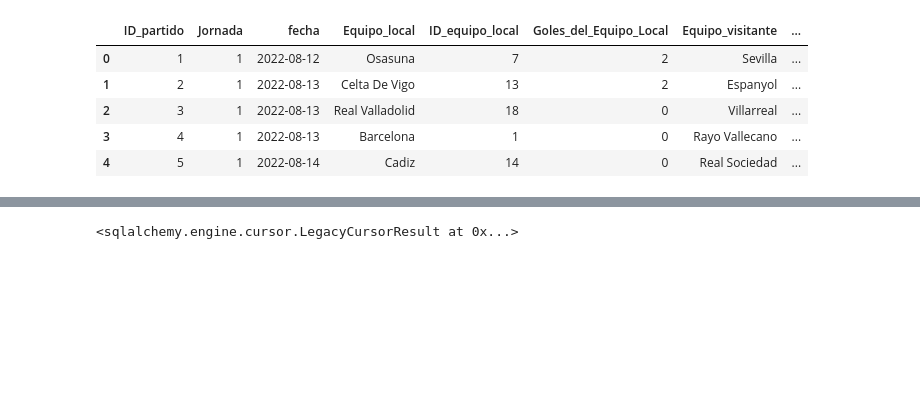
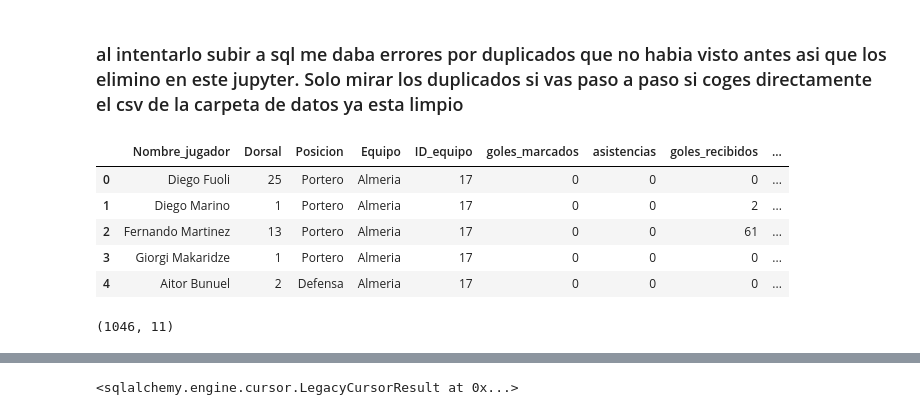
Before and after one commit to josegzr/Laliga-Analitics, a Jupyter notebook: notebook/subida a sql.ipynb, the cells around one changed output, grey strips where cells are left out. Drawn from its saved outputs; the diff is of its cells as text; code cells hidden in the pictures; blank space fills up the shorter version.

```diff
--- a/notebook/subida a sql.ipynb
+++ b/notebook/subida a sql.ipynb
@@ -6,13 +6,19 @@ resultados = pd.read_csv('../datos/resultados.csv')
 jugadores = pd.read_csv('../datos/jugadores.csv')
 # %%
 clasificacion=pd.read_csv('../datos/clasificacion.csv')
+# %% [markdown]
+### al intentarlo subir a sql me daba errores por duplicados que no habia visto antes asi que los elimino en este jupyter. Solo mirar los duplicados si vas paso a paso si coges directamente el csv de la carpeta de datos ya esta limpio
 # %%
-#resultados.head()
+jugadores.head()
 # %% [output]
-|  | ID_partido | Jornada | fecha | Equipo_local | ID_equipo_local | Goles_del_Equipo_Local | Equipo_visitante | ... |
-| 0 | 1 | 1 | 2022-08-12 | Osasuna | 7 | 2 | Sevilla | ... |
-| 1 | 2 | 1 | 2022-08-13 | Celta De Vigo | 13 | 2 | Espanyol | ... |
-| 2 | 3 | 1 | 2022-08-13 | Real Valladolid | 18 | 0 | Villarreal | ... |
-| 3 | 4 | 1 | 2022-08-13 | Barcelona | 1 | 0 | Rayo Vallecano | ... |
-| 4 | 5 | 1 | 2022-08-14 | Cadiz | 14 | 0 | Real Sociedad | ... |
+|  | Nombre_jugador | Dorsal | Posicion | Equipo | ID_equipo | goles_marcados | asistencias | goles_recibidos | ... |
+| 0 | Diego Fuoli | 25 | Portero | Almeria | 17 | 0 | 0 | 0 | ... |
+| 1 | Diego Marino | 1 | Portero | Almeria | 17 | 0 | 0 | 2 | ... |
+| 2 | Fernando Martinez | 13 | Portero | Almeria | 17 | 0 | 0 | 61 | ... |
+| 3 | Giorgi Makaridze | 1 | Portero | Almeria | 17 | 0 | 0 | 0 | ... |
+| 4 | Aitor Bunuel | 2 | Defensa | Almeria | 17 | 0 | 0 | 0 | ... |
+# %%
+jugadores.shape
+# %% [output]
+(1046, 11)
 # %%
```
Also changed, not shown: parts of 18 cells of this notebook, 1 other file.
